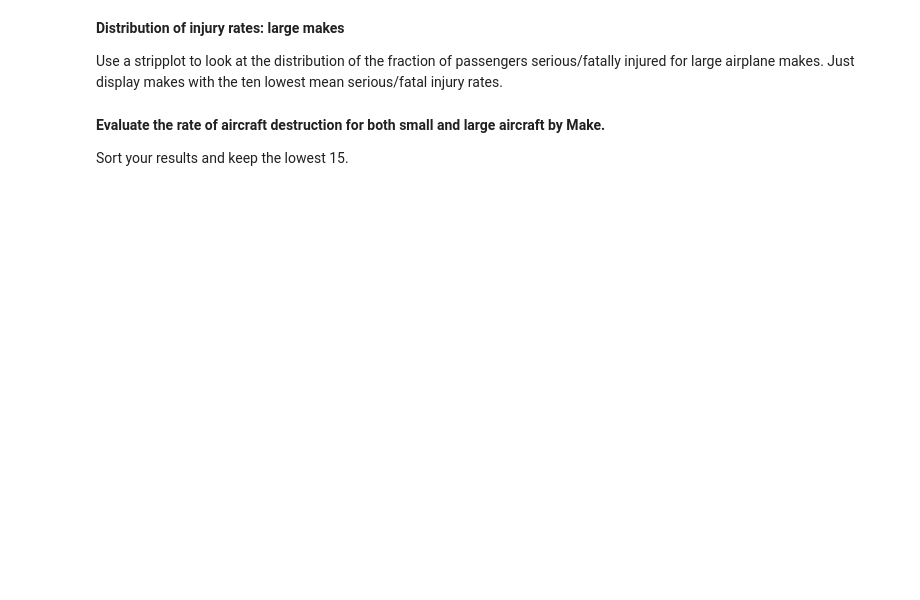
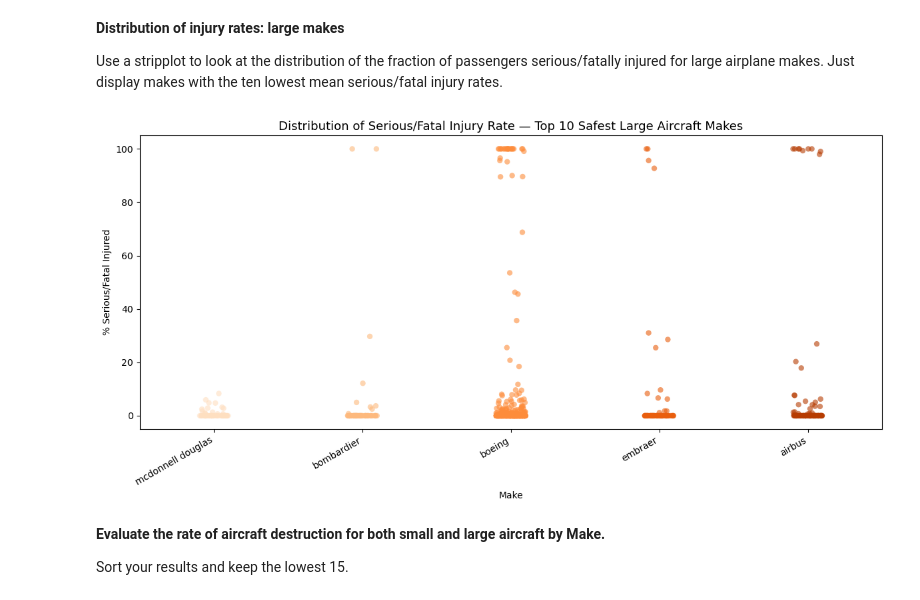
Before and after one commit to Ke-ira/dsc-course0-m8-lab, a Jupyter notebook: Aviation_Accidents_Data_Analysis.ipynb, the cells around one changed output. Cells and saved outputs as stored; diff of their text form; code cells hidden in the pictures; blank space fills up the shorter version.

```diff
--- a/Aviation_Accidents_Data_Analysis.ipynb
+++ b/Aviation_Accidents_Data_Analysis.ipynb
@@ -56,6 +163,30 @@ Use a violinplot to look at the distribution of the fraction of passengers serio
 **Distribution of injury rates: large makes**
 
 Use a stripplot to look at the distribution of the fraction of passengers serious/fatally injured for large airplane makes. Just display makes with the ten lowest mean serious/fatal injury rates.
+# %%
+# Strip plot: distribution of injury rates for top 10 large makes
+top10_large_makes = large_make_stats.head(10)['Make'].tolist()
+large_top10 = large[large['Make'].isin(top10_large_makes)].copy()
+
+make_order_large = large_make_stats.head(10)['Make'].tolist()
+
+plt.figure(figsize=(12, 6))
+sns.stripplot(
+    data=large_top10,
+    x='Make', y='% Serious/Fatal.Injured',
+    order=make_order_large,
+    palette='Oranges',
+    jitter=True, alpha=0.6, size=6
+)
+plt.title('Distribution of Serious/Fatal Injury Rate — Top 10 Safest Large Aircraft Makes', fontsize=13)
+plt.xlabel('Make')
+plt.ylabel('% Serious/Fatal Injured')
+plt.xticks(rotation=30, ha='right')
+plt.tight_layout()
+plt.savefig('strip_large_makes.png', dpi=150, bbox_inches='tight')
+plt.show()
+# %% [output]
+[figure, added]
 # %% [markdown]
 **Evaluate the rate of aircraft destruction for both small and large aircraft by Make.**
 
```
Also changed, not shown: parts of 22 cells of this notebook.
